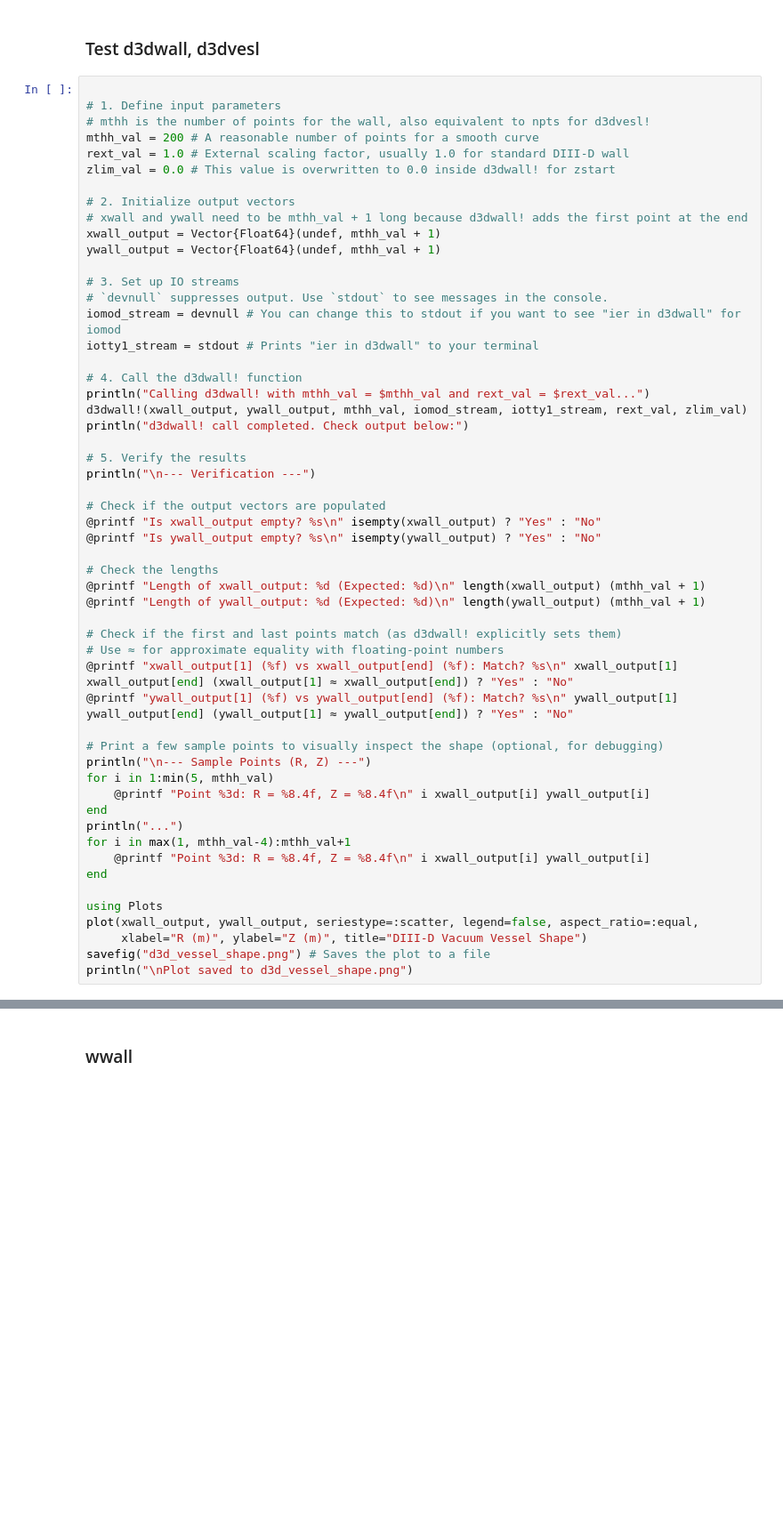
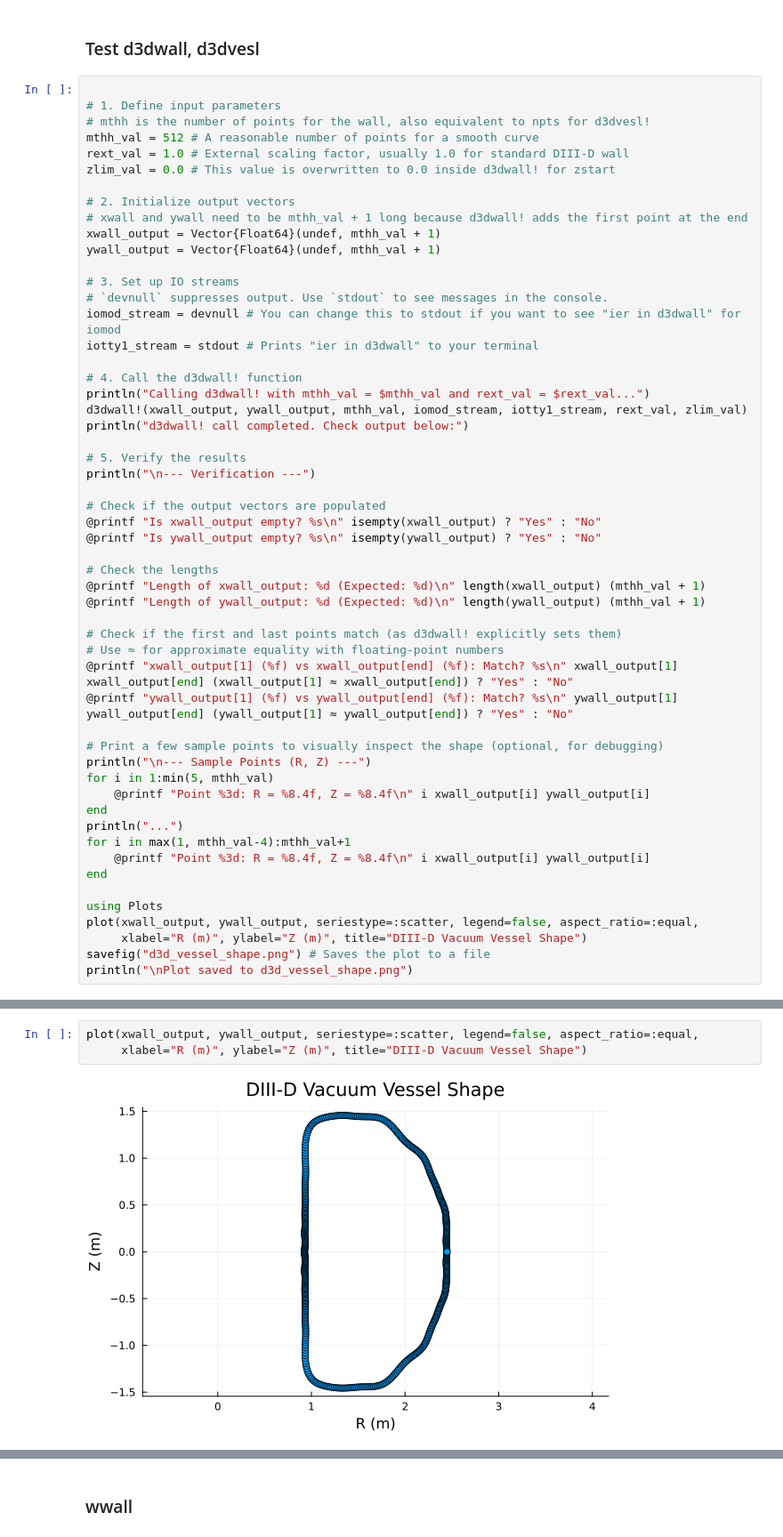
Before and after one commit to OpenFUSIONToolkit/JPEC, a Jupyter notebook: notebooks/vac_wwall.ipynb, the cells around one changed output, grey strips where cells are left out. Shown: that part at 89% size. Drawn from its saved outputs; the diff is of its cells as text; blank space fills up the shorter version.

```diff
--- a/notebooks/vac_wwall.ipynb
+++ b/notebooks/vac_wwall.ipynb
@@ -371,7 +369,7 @@ d3dwall!
 
 # 1. Define input parameters
 # mthh is the number of points for the wall, also equivalent to npts for d3dvesl!
-mthh_val = 200 # A reasonable number of points for a smooth curve
+mthh_val = 512 # A reasonable number of points for a smooth curve
 rext_val = 1.0 # External scaling factor, usually 1.0 for standard DIII-D wall
 zlim_val = 0.0 # This value is overwritten to 0.0 inside d3dwall! for zstart
 
@@ -440,2 +438,7 @@ Point 201: R =   2.4466, Z =   0.0000
 
 Plot saved to d3d_vessel_shape.png
+# %%
+plot(xwall_output, ywall_output, seriestype=:scatter, legend=false, aspect_ratio=:equal,
+     xlabel="R (m)", ylabel="Z (m)", title="DIII-D Vacuum Vessel Shape")
+# %% [output]
+[figure, added]
```
Also changed, not shown: parts of 12 cells of this notebook, 2 other files.
